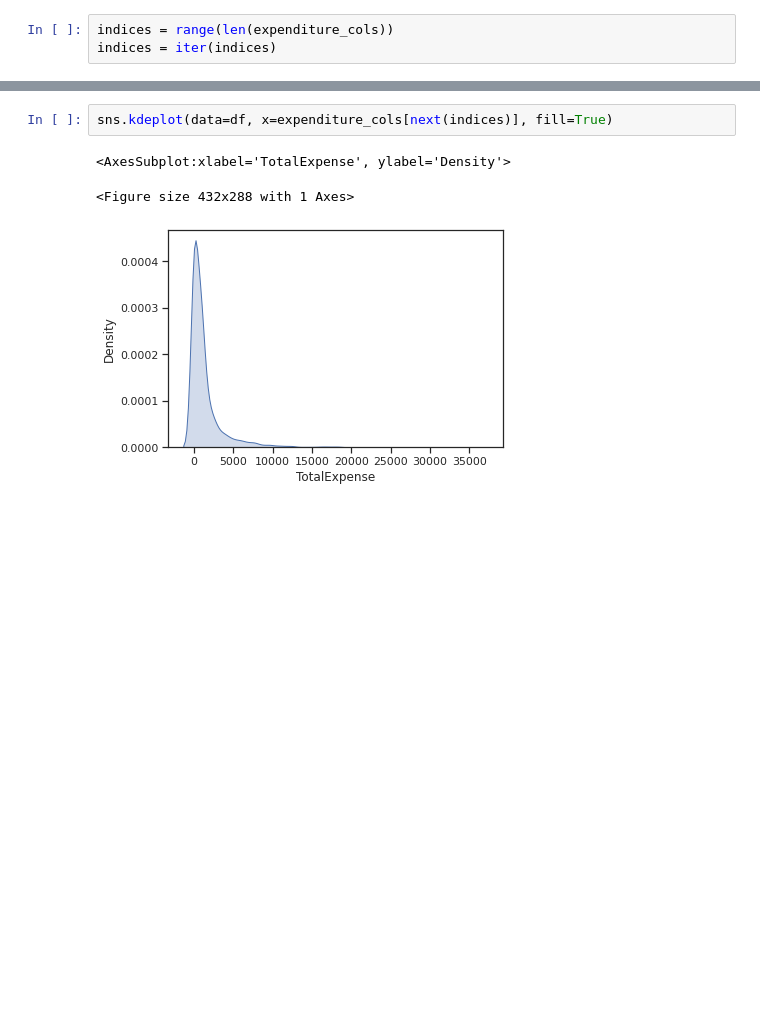
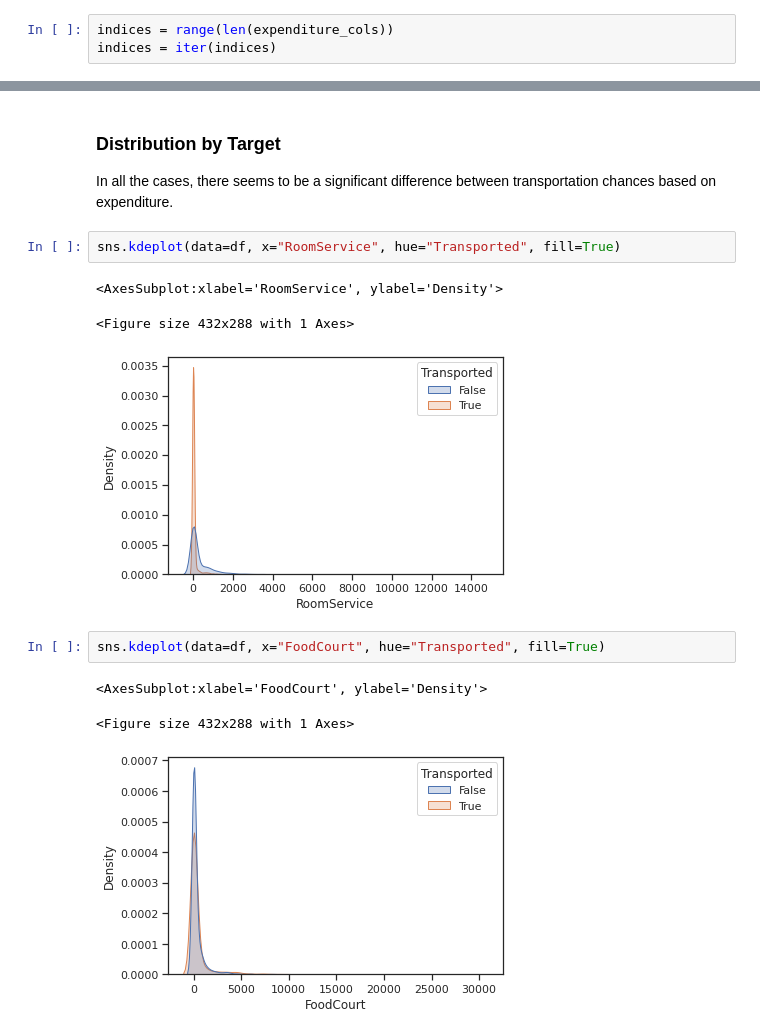
Before and after one commit to MalayAgr/Kaggle-Spaceship-Titanic, a Jupyter notebook: eda.ipynb, the cells around one changed output, grey strips where cells are left out. Saved outputs shown, nothing was run; the diff lists cells and outputs as text; blank space fills up the shorter version.

```diff
--- a/eda.ipynb
+++ b/eda.ipynb
@@ -551,6 +592,16 @@ sns.kdeplot(data=df, x=expenditure_cols[next(indices)], fill=True)
+# %% [markdown]
+### Distribution by Target
+
+In all the cases, there seems to be a significant difference between transportation chances based on expenditure.
 # %%
-sns.kdeplot(data=df, x=expenditure_cols[next(indices)], fill=True)
+sns.kdeplot(data=df, x="RoomService", hue="Transported", fill=True)
 # %% [output]
-<AxesSubplot:xlabel='TotalExpense', ylabel='Density'>
+<AxesSubplot:xlabel='RoomService', ylabel='Density'>
 <Figure size 432x288 with 1 Axes>
-[figure, old version]
+[figure, new version]
+# %%
+sns.kdeplot(data=df, x="FoodCourt", hue="Transported", fill=True)
+# %% [output]
+<AxesSubplot:xlabel='FoodCourt', ylabel='Density'>
+<Figure size 432x288 with 1 Axes>
+[figure, added]
```
Also changed, not shown: parts of 45 cells of this notebook.
